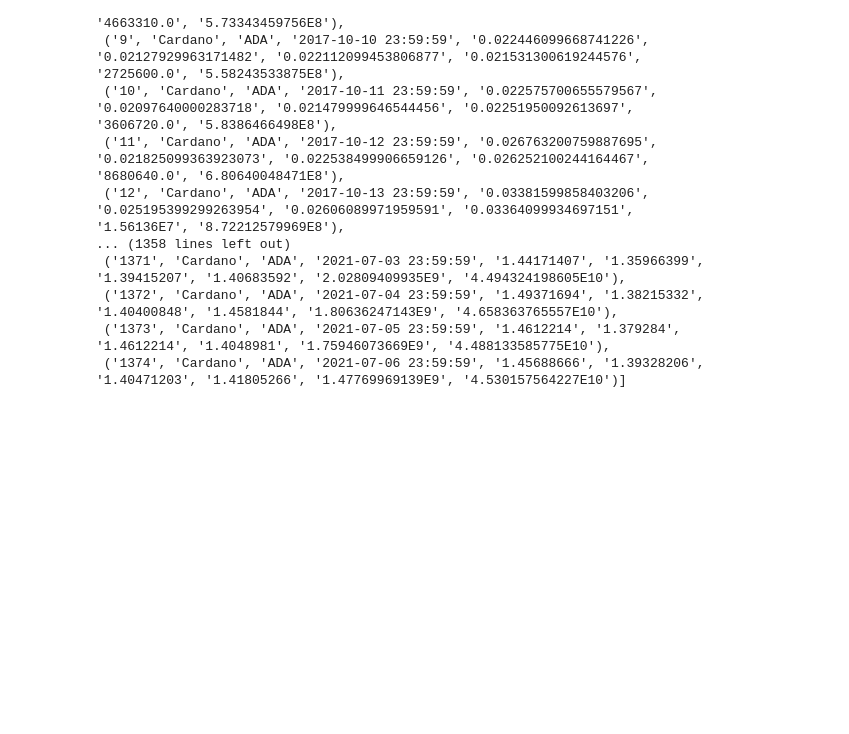
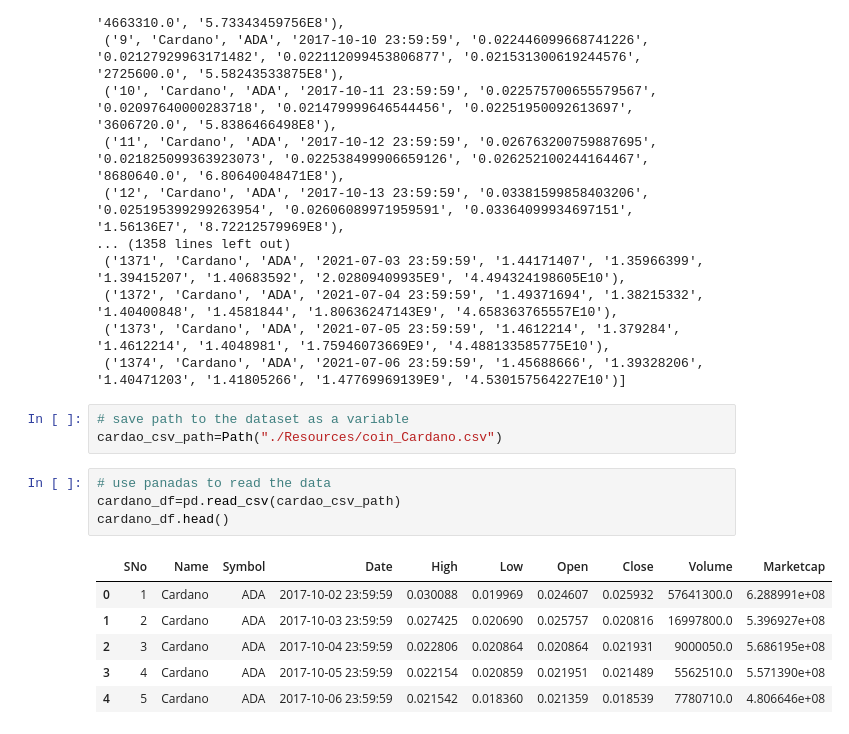
Before and after one commit to chris-levine/project-3, a Jupyter notebook: read_Cardano_data_sql_alchemy.ipynb, the cells around one changed output. Saved outputs shown, nothing was run; the diff lists cells and outputs as text; blank space fills up the shorter version.

```diff
--- a/read_Cardano_data_sql_alchemy.ipynb
+++ b/read_Cardano_data_sql_alchemy.ipynb
@@ -48,3 +49,17 @@ with engine.begin() as conn:
  ('1372', 'Cardano', 'ADA', '2021-07-04 23:59:59', '1.49371694', '1.38215332', '1.40400848', '1.4581844', '1.80636247143E9', '4.658363765557E10'),
  ('1373', 'Cardano', 'ADA', '2021-07-05 23:59:59', '1.4612214', '1.379284', '1.4612214', '1.4048981', '1.75946073669E9', '4.488133585775E10'),
  ('1374', 'Cardano', 'ADA', '2021-07-06 23:59:59', '1.45688666', '1.39328206', '1.40471203', '1.41805266', '1.47769969139E9', '4.530157564227E10')]
+# %%
+# save path to the dataset as a variable
+cardao_csv_path=Path("./Resources/coin_Cardano.csv")
+# %%
+# use panadas to read the data
+cardano_df=pd.read_csv(cardao_csv_path)
+cardano_df.head()
+# %% [output]
+|  | SNo | Name | Symbol | Date | High | Low | Open | Close | Volume | Marketcap |
+| 0 | 1 | Cardano | ADA | 2017-10-02 23:59:59 | 0.030088 | 0.019969 | 0.024607 | 0.025932 | 57641300.0 | 6.288991e+08 |
+| 1 | 2 | Cardano | ADA | 2017-10-03 23:59:59 | 0.027425 | 0.020690 | 0.025757 | 0.020816 | 16997800.0 | 5.396927e+08 |
+| 2 | 3 | Cardano | ADA | 2017-10-04 23:59:59 | 0.022806 | 0.020864 | 0.020864 | 0.021931 | 9000050.0 | 5.686195e+08 |
+| 3 | 4 | Cardano | ADA | 2017-10-05 23:59:59 | 0.022154 | 0.020859 | 0.021951 | 0.021489 | 5562510.0 | 5.571390e+08 |
+| 4 | 5 | Cardano | ADA | 2017-10-06 23:59:59 | 0.021542 | 0.018360 | 0.021359 | 0.018539 | 7780710.0 | 4.806646e+08 |
```
Also changed, not shown: parts of 8 cells of this notebook.
